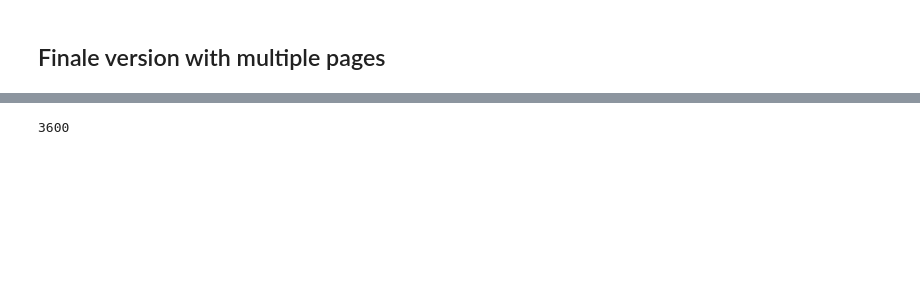
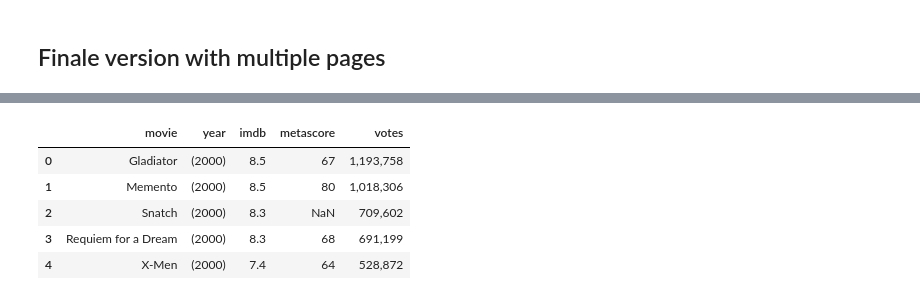
Before and after one commit to mirajpatel19/Portfolio, a Jupyter notebook: Projects/Web Scraping/IMDB Movies - Web Scraping.ipynb, the cells around one changed output, grey strips where cells are left out. Drawn from its saved outputs; the diff is of its cells as text; code cells hidden in the pictures; blank space fills up the shorter version.

```diff
--- a/Projects/Web Scraping/IMDB Movies - Web Scraping.ipynb
+++ b/Projects/Web Scraping/IMDB Movies - Web Scraping.ipynb
@@ -256,4 +254,16 @@ Request:72; Frequency: 0.07683788094086257 requests/s
-# %%
-len(names)
-# %% [output]
-3600
+# %%
+#Import pandas
+import pandas as pd
+
+movie_ratings = pd.DataFrame({'movie': names,
+                             'year': years,
+                             'imdb': imdb_ratings,
+                             'metascore': metascores,
+                             'votes': votes})
+# %% [output]
+|  | movie | year | imdb | metascore | votes |
+| 0 | Gladiator | (2000) | 8.5 | 67 | 1,193,758 |
+| 1 | Memento | (2000) | 8.5 | 80 | 1,018,306 |
+| 2 | Snatch | (2000) | 8.3 | NaN | 709,602 |
+| 3 | Requiem for a Dream | (2000) | 8.3 | 68 | 691,199 |
+| 4 | X-Men | (2000) | 7.4 | 64 | 528,872 |
```
Also changed, not shown: parts of 10 cells of this notebook.
